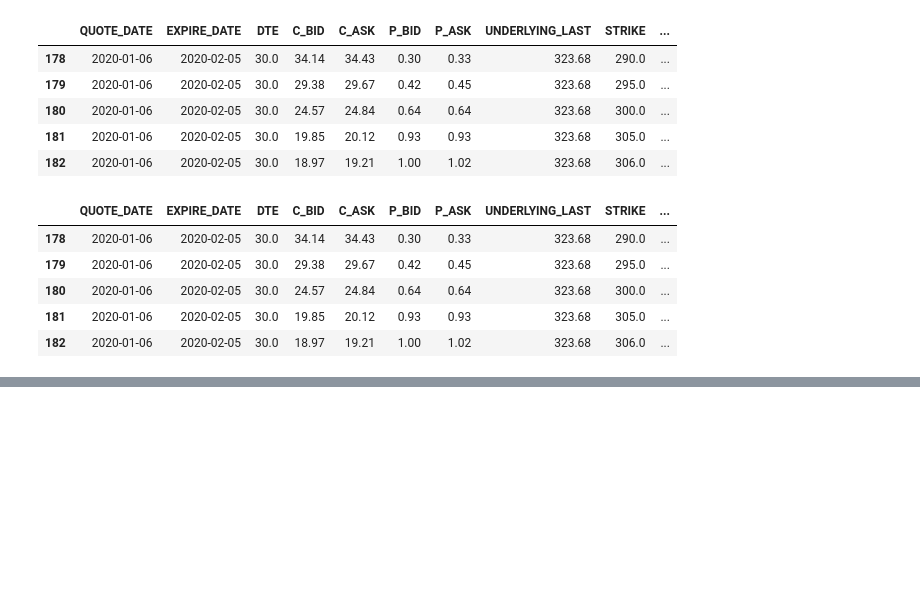
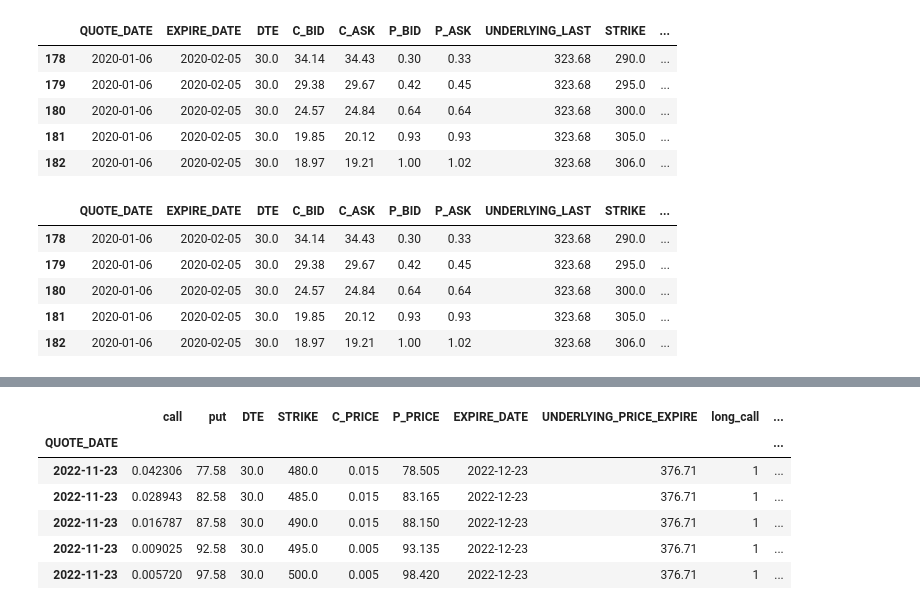
Before and after one commit to juanjaho/QF101-SPY-SPX-Option-Pricing, a Jupyter notebook: Analytics/main_spy.ipynb, the cells around one changed output, grey strips where cells are left out. Drawn from its saved outputs; the diff is of its cells as text; code cells hidden in the pictures; blank space fills up the shorter version.

```diff
--- a/Analytics/main_spy.ipynb
+++ b/Analytics/main_spy.ipynb
@@ -336,0 +324,10 @@ df_eval[np.abs(df_eval['binomial_model_error']).max()==np.abs(df_eval['binomial_
+# %%
+df_price = df_model_input[['QUOTE_DATE', 'UNDERLYING_LAST']]
+df_price = df_price.drop_duplicates()
+df_price = df_price.set_index('QUOTE_DATE')
+
+# remove rows where expiry date is greater max quote date
+df_input = df_input[df_input['EXPIRE_DATE'] <= df_input.index.max()]
+df_input['UNDERLYING_PRICE_EXPIRE'] = df_input['EXPIRE_DATE'].progress_apply(
+    lambda x: df_price.loc[x]['UNDERLYING_LAST'] if x in df_price.index
+    else df_price.loc[df_price.index[df_price.index.get_loc(x, method='bfill')]]['UNDERLYING_LAST'])
@@ -336,0 +356,10 @@ df_eval[np.abs(df_eval['binomial_model_error']).max()==np.abs(df_eval['binomial_
+# %%
+df_binomial_model_crr.tail()
+# %% [output]
+|  | call | put | DTE | STRIKE | C_PRICE | P_PRICE | EXPIRE_DATE | UNDERLYING_PRICE_EXPIRE | long_call | ... |
+| QUOTE_DATE |  |  |  |  |  |  |  |  |  | ... |
+| 2022-11-23 | 0.042306 | 77.58 | 30.0 | 480.0 | 0.015 | 78.505 | 2022-12-23 | 376.71 | 1 | ... |
+| 2022-11-23 | 0.028943 | 82.58 | 30.0 | 485.0 | 0.015 | 83.165 | 2022-12-23 | 376.71 | 1 | ... |
+| 2022-11-23 | 0.016787 | 87.58 | 30.0 | 490.0 | 0.015 | 88.150 | 2022-12-23 | 376.71 | 1 | ... |
+| 2022-11-23 | 0.009025 | 92.58 | 30.0 | 495.0 | 0.005 | 93.135 | 2022-12-23 | 376.71 | 1 | ... |
+| 2022-11-23 | 0.005720 | 97.58 | 30.0 | 500.0 | 0.005 | 98.420 | 2022-12-23 | 376.71 | 1 | ... |
```
Also changed, not shown: parts of 16 cells of this notebook, 2 other files.
